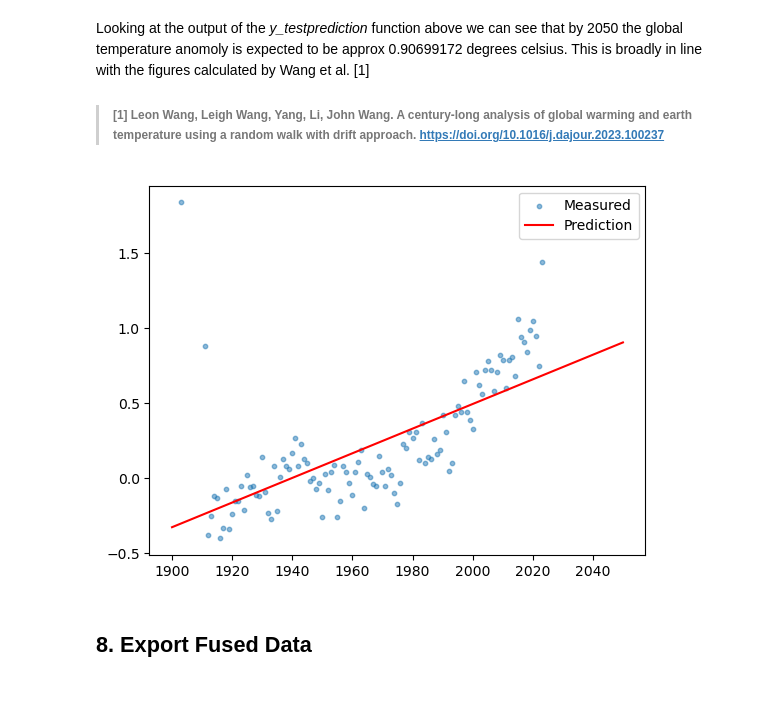
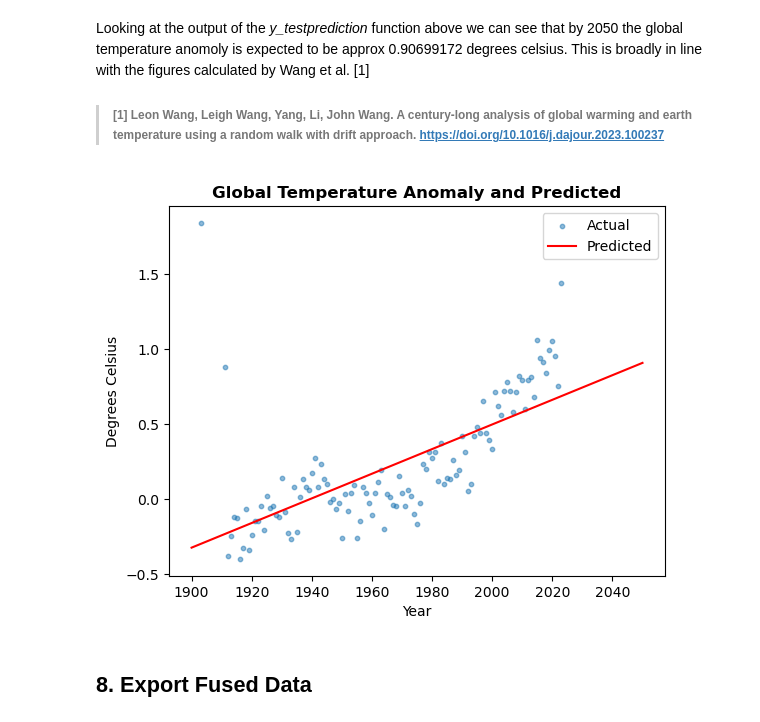
Before and after one commit to lgrealish/PfDA_Project_2, a Jupyter notebook: PfDA_Assignment2.ipynb, the cells around one changed output. Drawn from its saved outputs; the diff is of its cells as text; code cells hidden in the pictures; blank space fills up the shorter version.

```diff
--- a/PfDA_Assignment2.ipynb
+++ b/PfDA_Assignment2.ipynb
@@ -604,15 +656,18 @@ Looking at the output of the *y_testprediction* function above we can see that b
 
 > ###### [1] Leon Wang, Leigh Wang, Yang, Li, John Wang. A century-long analysis of global warming and earth temperature using a random walk with drift approach.  https://doi.org/10.1016/j.dajour.2023.100237
 # %%
-plt.suptitle('')
+# Create plot showing actual temperature anomalies since 1900 and predicted temperatures to 2050
 
-plt.scatter(x,y,s=10,alpha=0.5, label='Measured')
-plt.plot(x_test,y_testprediction,'r',label='Prediction')
+plt.scatter(x,y,s=10,alpha=0.5, label='Actual')
+plt.plot(x_test,y_testprediction,'r',label='Predicted')
+plt.xlabel('Year')
+plt.ylabel('Degrees Celsius')
+plt.title('Global Temperature Anomaly and Predicted', weight="bold")
 
 plt.legend()
 plt.show()
 # %% [output]
-[figure, old version]
+[figure, new version]
 # %% [markdown]
 ## 8. Export Fused Data <a id="export-data"></a>
 # %%
```
Also changed, not shown: parts of 23 cells of this notebook, 10 other files.
